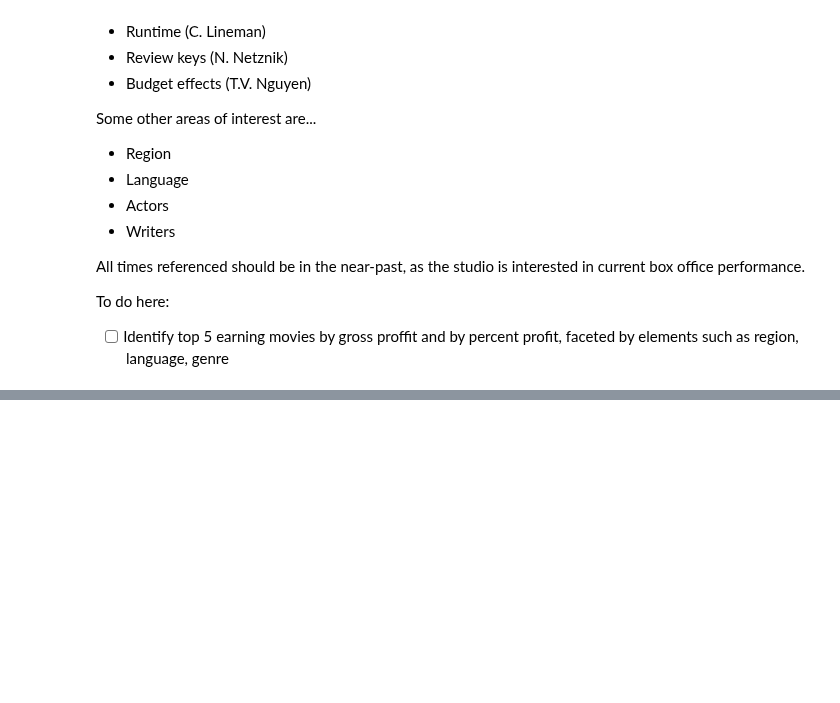
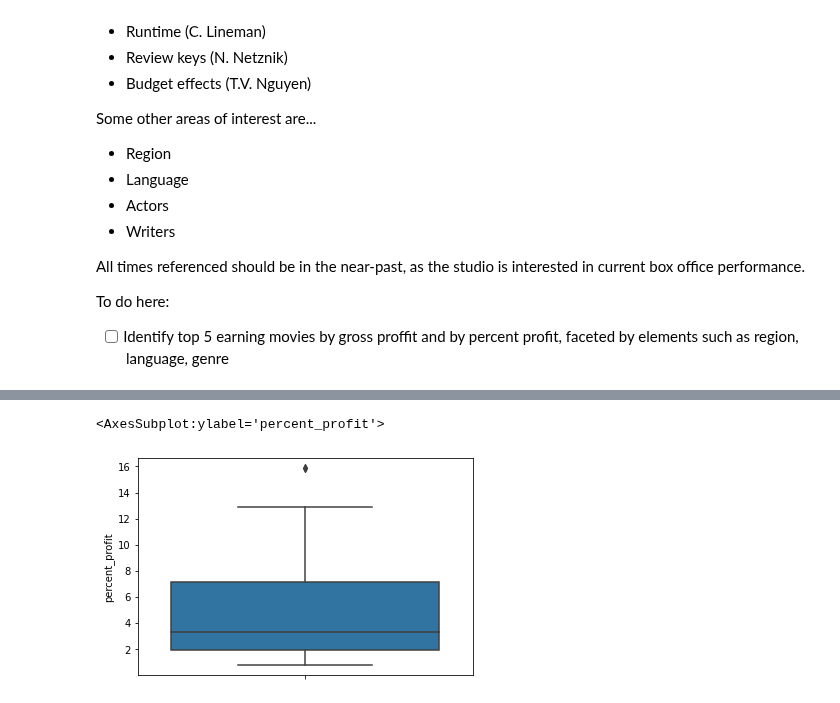
Before and after one commit to cLineman/CapStoneProject, a Jupyter notebook: AlexanderWhite.ipynb, the cells around one changed output, grey strips where cells are left out. Cells and saved outputs as stored; diff of their text form; code cells hidden in the pictures; blank space fills up the shorter version.

```diff
--- a/AlexanderWhite.ipynb
+++ b/AlexanderWhite.ipynb
@@ -835,0 +925,13 @@ def clean_ratings(reviews_df):
+# %%
+horror = tmp.loc[tmp['genres'] == 'Horror'].copy()
+horror_mean = horror['percent_profit'].mean()
+iqr_range = horror['percent_profit'].describe()['75%'] - horror['percent_profit'].describe()['25%']
+iqr_upper = horror_mean + iqr_range
+iqr_lower = horror_mean - iqr_range
+
+filtered_horror = horror[(horror['percent_profit'] < iqr_upper) & (horror['percent_profit'] > iqr_lower)]
+# %%
+sns.boxplot(data=filtered_horror, y='percent_profit')
+# %% [output]
+<AxesSubplot:ylabel='percent_profit'>
+[figure, added]
```
Also changed, not shown: parts of 20 cells of this notebook.
